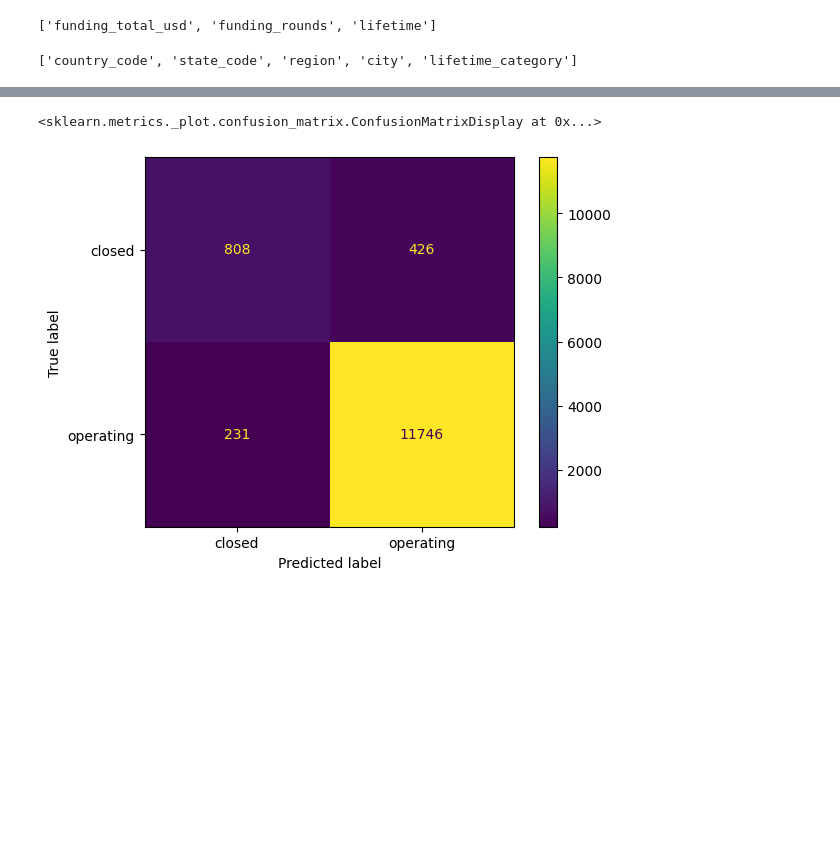
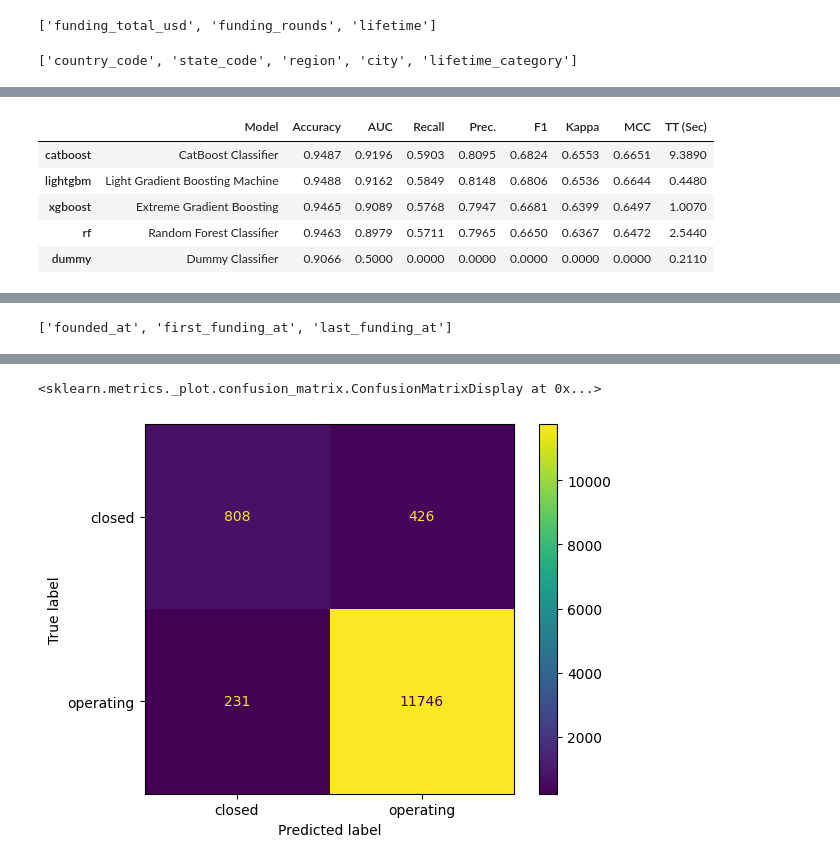
Before and after one commit to FedorSafonov/Predicting-the-success-of-startups, a Jupyter notebook: startup_data_preparation_baseline.ipynb, the cells around one changed output, grey strips where cells are left out. Saved outputs shown, nothing was run; the diff lists cells and outputs as text; code cells hidden in the pictures; blank space fills up the shorter version.

```diff
--- a/startup_data_preparation_baseline.ipynb
+++ b/startup_data_preparation_baseline.ipynb
@@ -380,0 +445,3 @@ f1_score(test_y, predict, pos_label='closed')
+# %%
+best_model = compare_models(sort='AUC',include=['xgboost','catboost','lightgbm','rf','dummy'])
+# %% [output]
@@ -380,0 +449,6 @@ f1_score(test_y, predict, pos_label='closed')
+|  | Model | Accuracy | AUC | Recall | Prec. | F1 | Kappa | MCC | TT (Sec) |
+| catboost | CatBoost Classifier | 0.9487 | 0.9196 | 0.5903 | 0.8095 | 0.6824 | 0.6553 | 0.6651 | 9.3890 |
+| lightgbm | Light Gradient Boosting Machine | 0.9488 | 0.9162 | 0.5849 | 0.8148 | 0.6806 | 0.6536 | 0.6644 | 0.4480 |
+| xgboost | Extreme Gradient Boosting | 0.9465 | 0.9089 | 0.5768 | 0.7947 | 0.6681 | 0.6399 | 0.6497 | 1.0070 |
+| rf | Random Forest Classifier | 0.9463 | 0.8979 | 0.5711 | 0.7965 | 0.6650 | 0.6367 | 0.6472 | 2.5440 |
+| dummy | Dummy Classifier | 0.9066 | 0.5000 | 0.0000 | 0.0000 | 0.0000 | 0.0000 | 0.0000 | 0.2110 |
@@ -380,0 +458,4 @@ f1_score(test_y, predict, pos_label='closed')
+# %%
+date_cols
+# %% [output]
+['founded_at', 'first_funding_at', 'last_funding_at']
```
Also changed, not shown: parts of 19 cells of this notebook, 1 other file.
